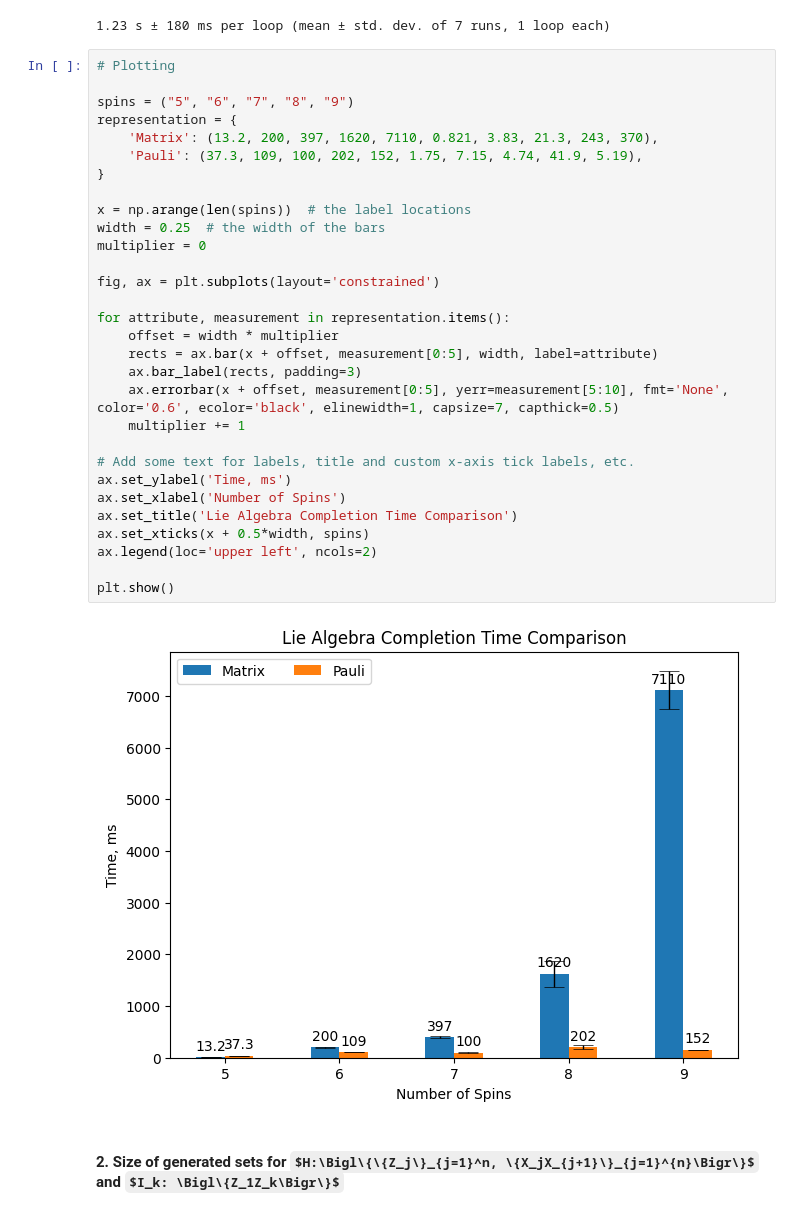
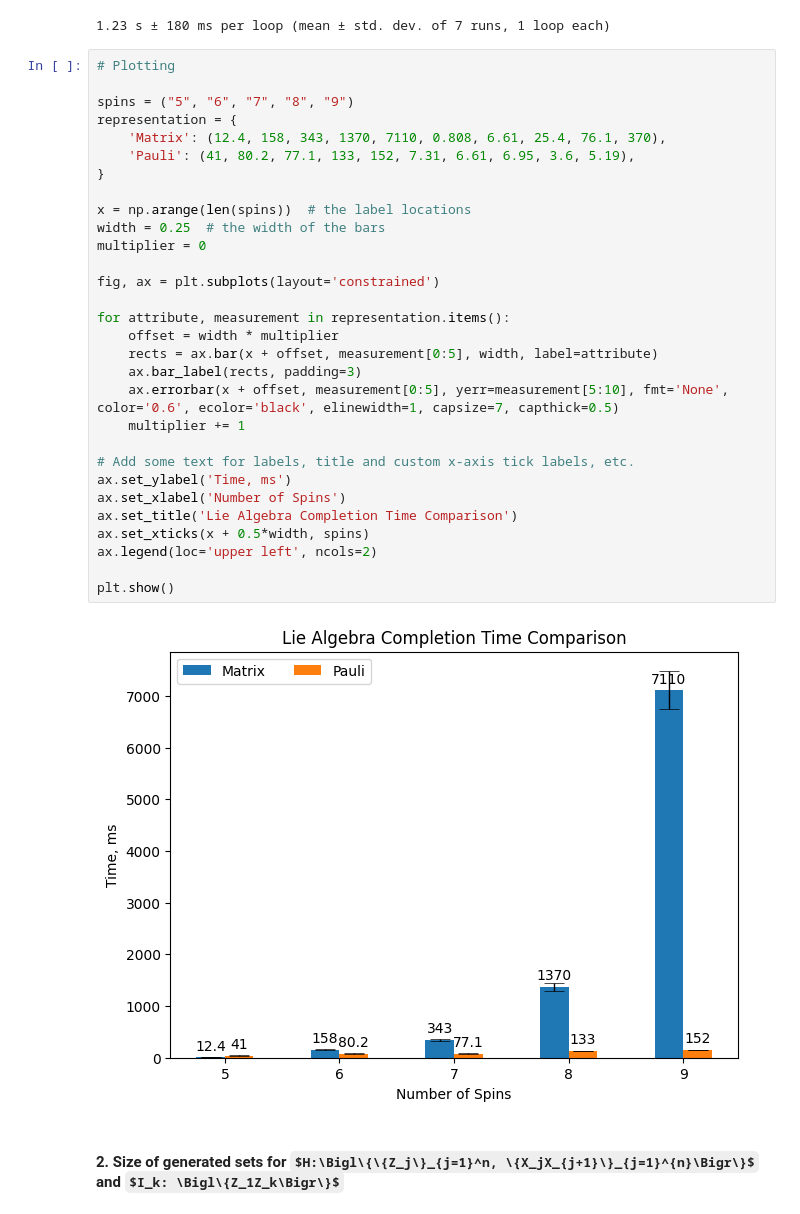
Before and after one commit to e-kneip/Lie-algebras, a Jupyter notebook: demonstrations.ipynb, the cells around one changed output. Drawn from its saved outputs; the diff is of its cells as text; some formulas as TeX source.

Commit message:
Feat: pauli v matrix demo

```diff
--- a/demonstrations.ipynb
+++ b/demonstrations.ipynb
@@ -110,35 +110,35 @@ hard_pauli = [q + r + s, 2*q + s - 1j*u, 3*r + s - t]
 # %%
 # Plotting
 
 spins = ("5", "6", "7", "8", "9")
 representation = {
-    'Matrix': (13.2, 200, 397, 1620, 7110, 0.821, 3.83, 21.3, 243, 370),
-    'Pauli': (37.3, 109, 100, 202, 152, 1.75, 7.15, 4.74, 41.9, 5.19),
+    'Matrix': (12.4, 158, 343, 1370, 7110, 0.808, 6.61, 25.4, 76.1, 370),
+    'Pauli': (41, 80.2, 77.1, 133, 152, 7.31, 6.61, 6.95, 3.6, 5.19),
 }
 
 x = np.arange(len(spins))  # the label locations
 width = 0.25  # the width of the bars
 multiplier = 0
 
 fig, ax = plt.subplots(layout='constrained')
 
 for attribute, measurement in representation.items():
     offset = width * multiplier
     rects = ax.bar(x + offset, measurement[0:5], width, label=attribute)
     ax.bar_label(rects, padding=3)
     ax.errorbar(x + offset, measurement[0:5], yerr=measurement[5:10], fmt='None', color='0.6', ecolor='black', elinewidth=1, capsize=7, capthick=0.5)
     multiplier += 1
 
 # Add some text for labels, title and custom x-axis tick labels, etc.
 ax.set_ylabel('Time, ms')
 ax.set_xlabel('Number of Spins')
 ax.set_title('Lie Algebra Completion Time Comparison')
 ax.set_xticks(x + 0.5*width, spins)
 ax.legend(loc='upper left', ncols=2)
 
 plt.show()
 # %% [output]
-[figure, old version]
+[figure, new version]
 # %% [markdown]
 #### 2. Size of generated sets for $H:\Bigl\{\{Z_j\}_{j=1}^n, \{X_jX_{j+1}\}_{j=1}^{n}\Bigr\}$ and $I_k: \Bigl\{Z_1Z_k\Bigr\}$
 # %%
```
Also changed, not shown: parts of 11 cells of this notebook, 1 other file.
